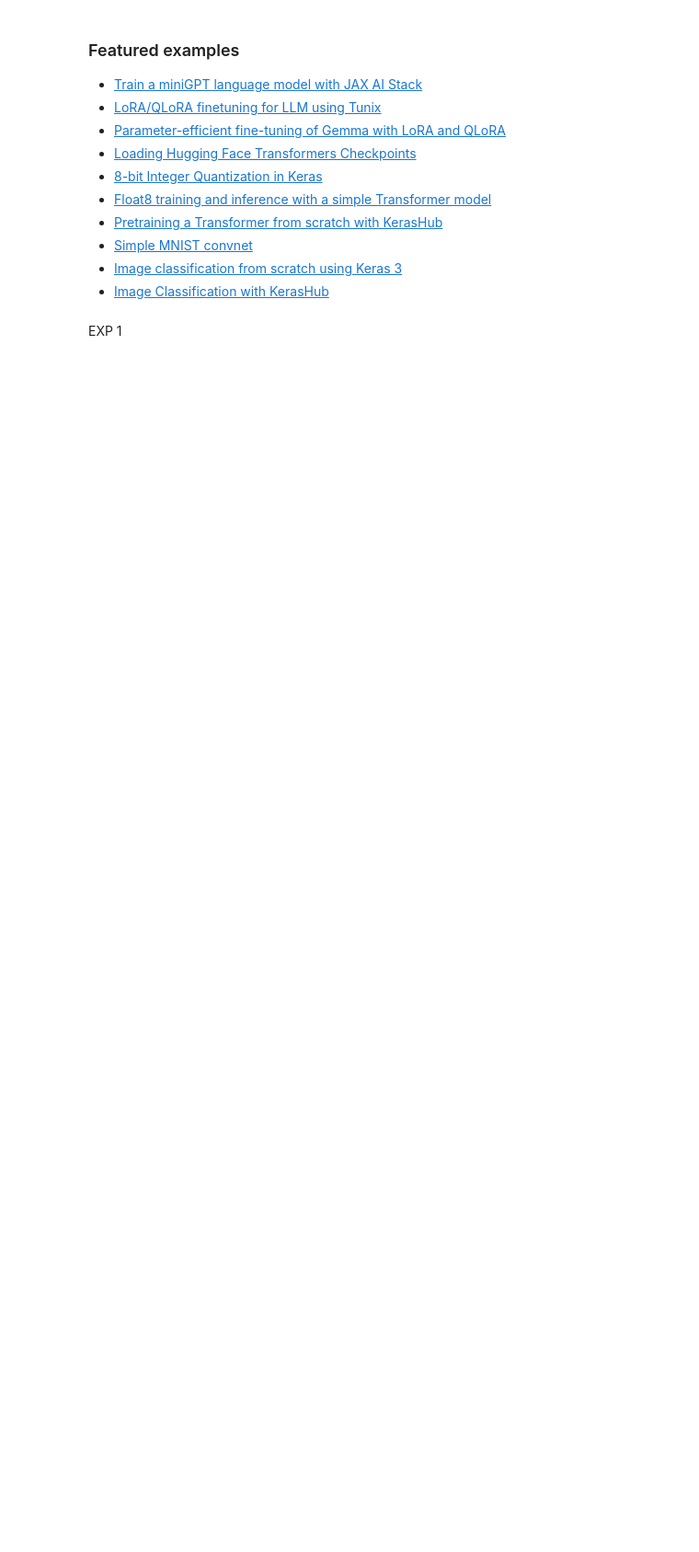
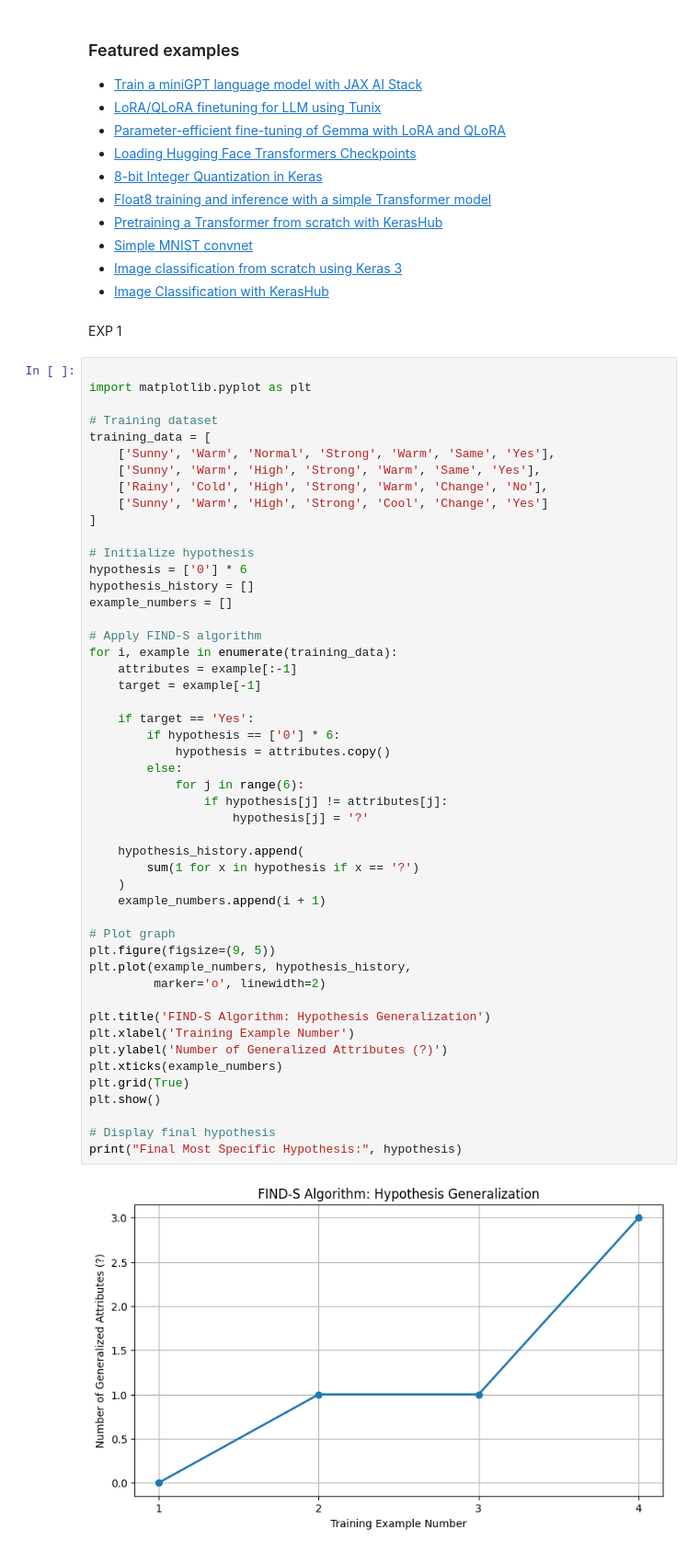
Before and after one commit to shunmu2417-jpg/ITA0604-MACHINE-LEARNING, a Jupyter notebook: ML_LAB.ipynb, the cells around one changed output. Shown at 92% size. Drawn from its saved outputs; the diff is of its cells as text; blank space fills up the shorter version.

```diff
--- a/ML_LAB.ipynb
+++ b/ML_LAB.ipynb
@@ -208,3 +208,54 @@ These are a few of the notebooks related to Machine Learning, including Google's
 - [Image Classification with KerasHub](https://keras.io/keras_hub/guides/classification_with_keras_hub/)
 # %% [markdown]
 EXP 1
+# %%
+
+import matplotlib.pyplot as plt
+
+# Training dataset
+training_data = [
+    ['Sunny', 'Warm', 'Normal', 'Strong', 'Warm', 'Same', 'Yes'],
+    ['Sunny', 'Warm', 'High', 'Strong', 'Warm', 'Same', 'Yes'],
+    ['Rainy', 'Cold', 'High', 'Strong', 'Warm', 'Change', 'No'],
+    ['Sunny', 'Warm', 'High', 'Strong', 'Cool', 'Change', 'Yes']
+]
+
+# Initialize hypothesis
+hypothesis = ['0'] * 6
+hypothesis_history = []
+example_numbers = []
+
+# Apply FIND-S algorithm
+for i, example in enumerate(training_data):
+    attributes = example[:-1]
+    target = example[-1]
+
+    if target == 'Yes':
+        if hypothesis == ['0'] * 6:
+            hypothesis = attributes.copy()
+        else:
+            for j in range(6):
+                if hypothesis[j] != attributes[j]:
+                    hypothesis[j] = '?'
+
+    hypothesis_history.append(
+        sum(1 for x in hypothesis if x == '?')
+    )
+    example_numbers.append(i + 1)
+
+# Plot graph
+plt.figure(figsize=(9, 5))
+plt.plot(example_numbers, hypothesis_history,
+         marker='o', linewidth=2)
+
+plt.title('FIND-S Algorithm: Hypothesis Generalization')
+plt.xlabel('Training Example Number')
+plt.ylabel('Number of Generalized Attributes (?)')
+plt.xticks(example_numbers)
+plt.grid(True)
+plt.show()
+
+# Display final hypothesis
+print("Final Most Specific Hypothesis:", hypothesis)
+# %% [output]
+[figure, added]
```
Also changed, not shown: parts of 10 cells of this notebook.
